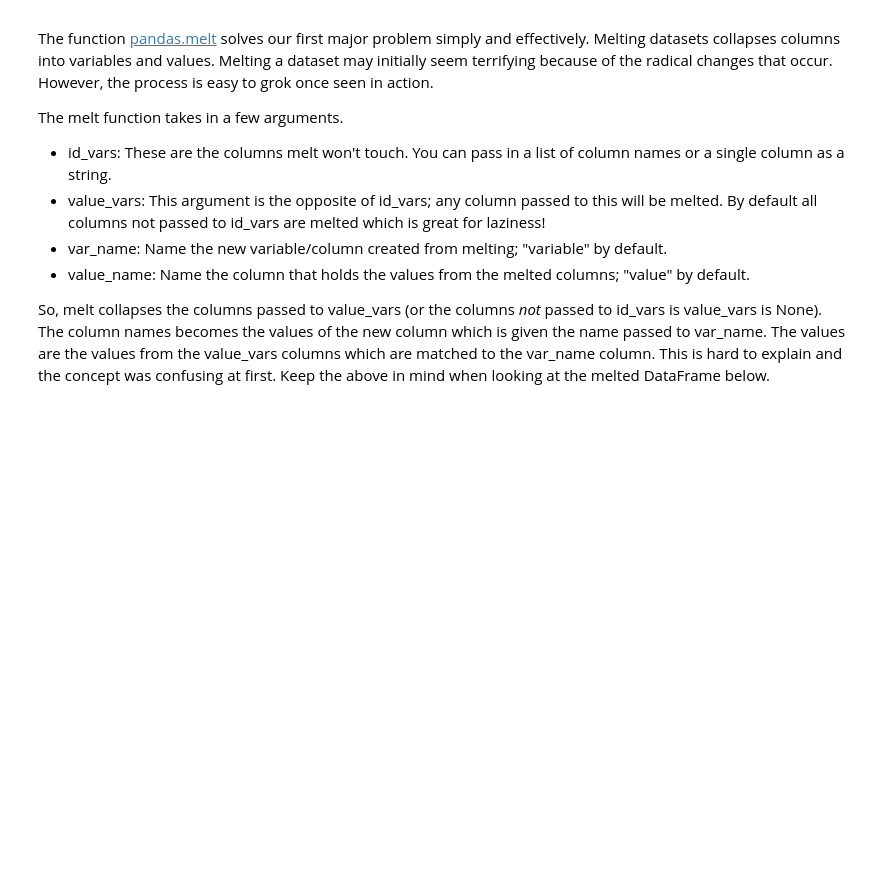
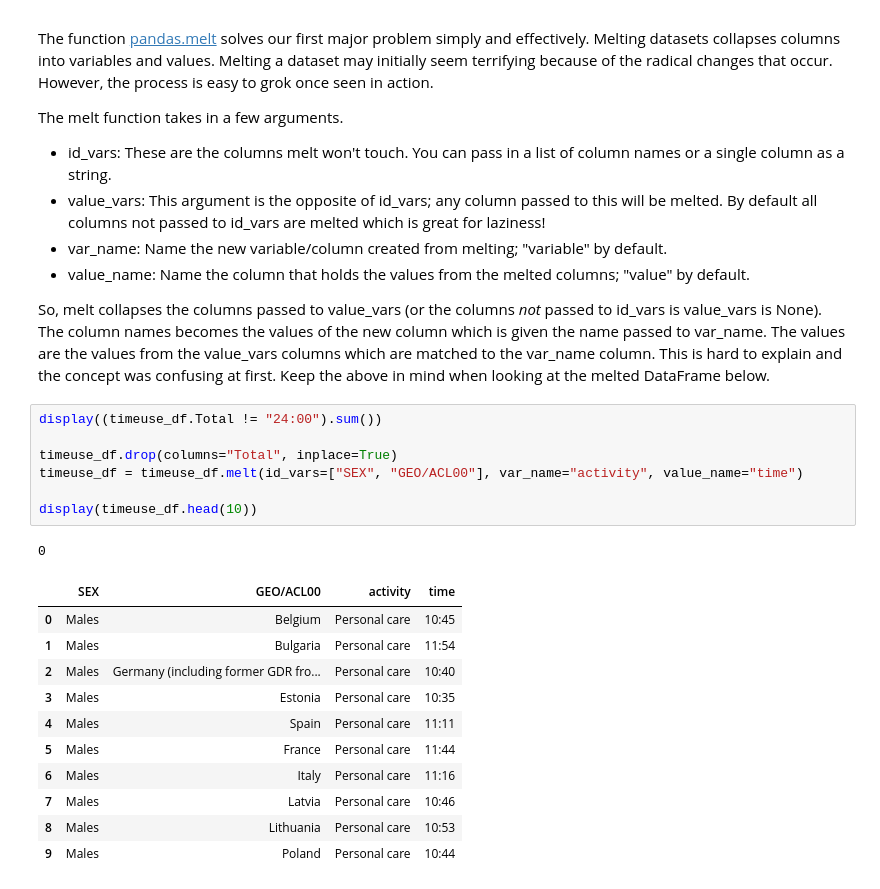
Before and after one commit to joshuamegnauth54/Miscellaneous, a Jupyter notebook: Notes/Python/tidytut_python.ipynb, the cells around one changed output. Drawn from its saved outputs; the diff is of its cells as text; blank space fills up the shorter version.

```diff
--- a/Notes/Python/tidytut_python.ipynb
+++ b/Notes/Python/tidytut_python.ipynb
@@ -82,3 +82,23 @@ The melt function takes in a few arguments.
 * value_name: Name the column that holds the values from the melted columns; "value" by default.
 
 So, melt collapses the columns passed to value_vars (or the columns _not_ passed to id_vars is value_vars is None). The column names becomes the values of the new column which is given the name passed to var_name. The values are the values from the value_vars columns which are matched to the var_name column. This is hard to explain and the concept was confusing at first. Keep the above in mind when looking at the melted DataFrame below.
+# %%
+display((timeuse_df.Total != "24:00").sum())
+
+timeuse_df.drop(columns="Total", inplace=True)
+timeuse_df = timeuse_df.melt(id_vars=["SEX", "GEO/ACL00"], var_name="activity", value_name="time")
+
+display(timeuse_df.head(10))
+# %% [output]
+0
+|  | SEX | GEO/ACL00 | activity | time |
+| 0 | Males | Belgium | Personal care | 10:45 |
+| 1 | Males | Bulgaria | Personal care | 11:54 |
+| 2 | Males | Germany (including former GDR fro... | Personal care | 10:40 |
+| 3 | Males | Estonia | Personal care | 10:35 |
+| 4 | Males | Spain | Personal care | 11:11 |
+| 5 | Males | France | Personal care | 11:44 |
+| 6 | Males | Italy | Personal care | 11:16 |
+| 7 | Males | Latvia | Personal care | 10:46 |
+| 8 | Males | Lithuania | Personal care | 10:53 |
+| 9 | Males | Poland | Personal care | 10:44 |
```
Also changed, not shown: parts of 13 cells of this notebook.
